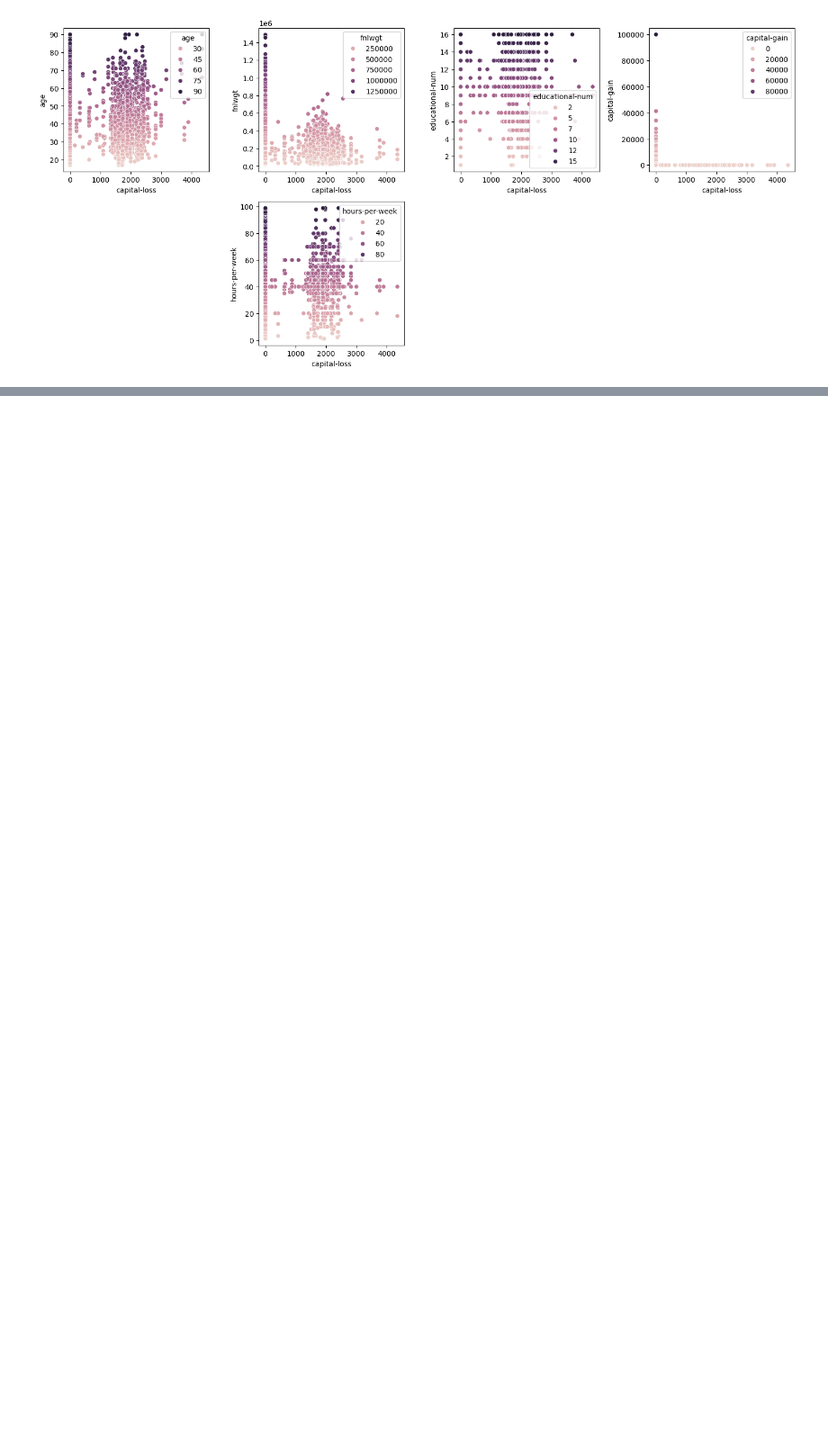
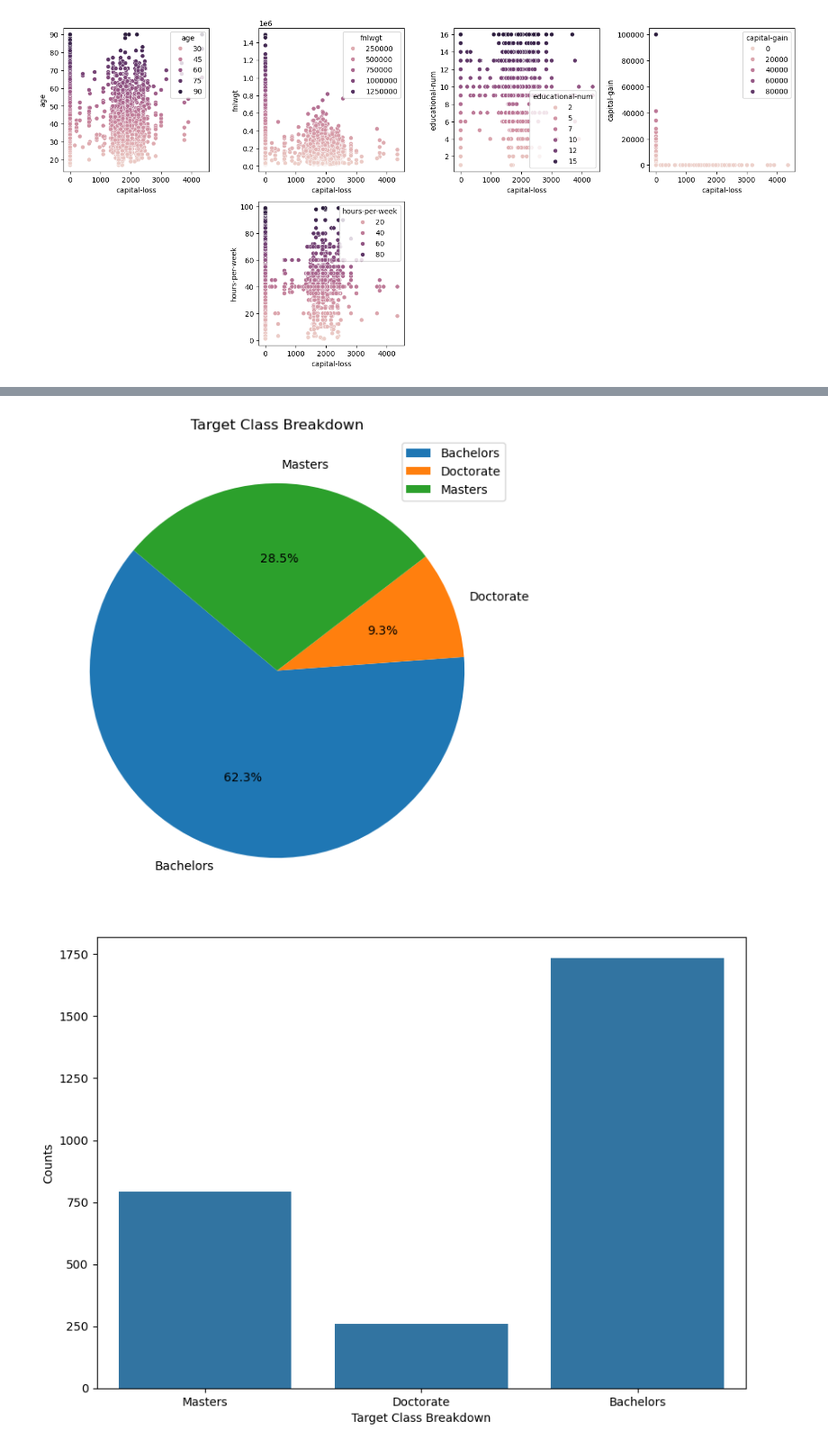
Before and after one commit to MaukanMir/Income-Prediction-Classification, a Jupyter notebook: training.ipynb, the cells around one changed output, grey strips where cells are left out. Shown at 90% size. Saved outputs shown, nothing was run; the diff lists cells and outputs as text; code cells hidden in the pictures; blank space fills up the shorter version.

```diff
--- a/training.ipynb
+++ b/training.ipynb
@@ -347,0 +570,6 @@ scatter_plot(df, numerical_types.columns, "capital-loss")
+# %%
+long_hours_high_earners = df[(df["income"] == ">50K") & (df["hours-per-week"] > 40) & (df["education"].isin(["Masters", "Doctorate", "Bachelors"]))]
+check_class_imbalance(long_hours_high_earners["education"])
+# %% [output]
+[figure, added]
+[figure, added]
```
Also changed, not shown: parts of 7 cells of this notebook.
